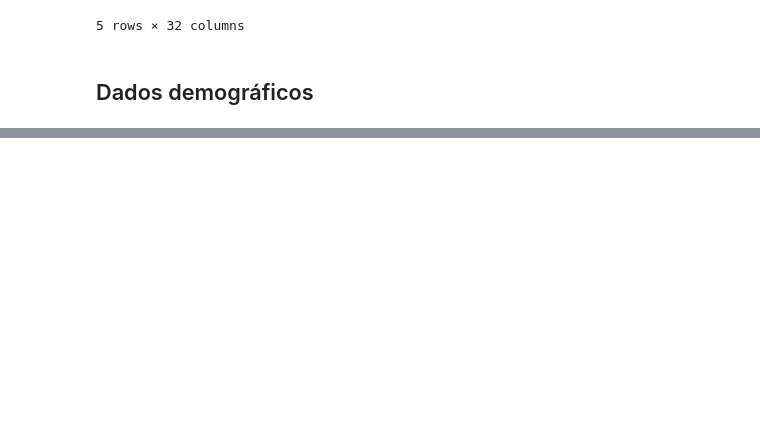
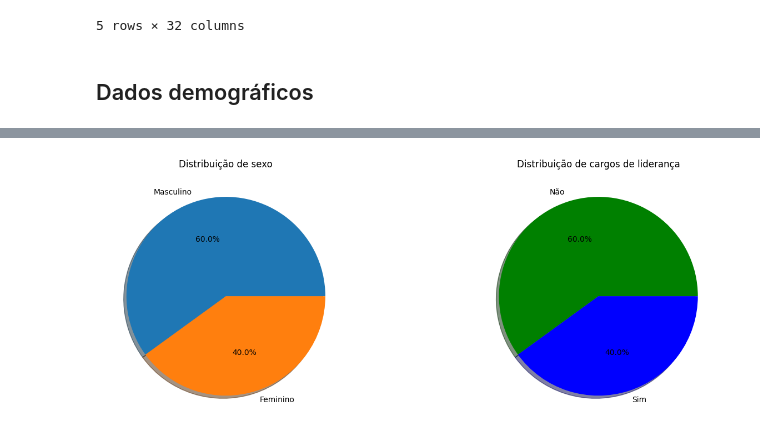
Before and after one commit to Briqz23/psychiatric-report-generator, a Jupyter notebook: src/domain/application/admin_chart.ipynb, the cells around one changed output, grey strips where cells are left out. Cells and saved outputs as stored; diff of their text form; code cells hidden in the pictures; blank space fills up the shorter version.

```diff
--- a/src/domain/application/admin_chart.ipynb
+++ b/src/domain/application/admin_chart.ipynb
@@ -64,0 +71,19 @@ plt.show()
+# %%
+fig, axs = plt.subplots(1, 2, figsize=(15, 5))
+
+
+sexo = df['sexo'].value_counts()
+axs[0].pie(sexo.values, labels=sexo.index, autopct='%1.1f%%', shadow=True)
+axs[0].set_title('Distribuição de sexo')
+
+
+sexo = df['funcao'].value_counts()
+axs[1].pie(sexo.values, labels=sexo.index, autopct='%1.1f%%', shadow=True, colors=['green', 'blue'])
+axs[1].set_title('Distribuição de cargos de liderança')
+
+plt.tight_layout()
+plt.show()
+
+#https://matplotlib.org/stable/gallery/color/named_colors.html
+# %% [output]
+[figure, added]
```
Also changed, not shown: parts of 5 cells of this notebook, 1 other file.
